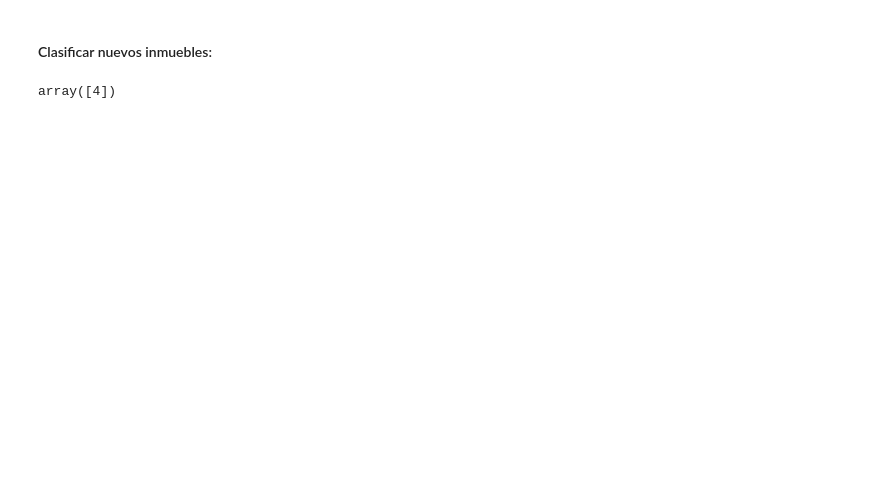
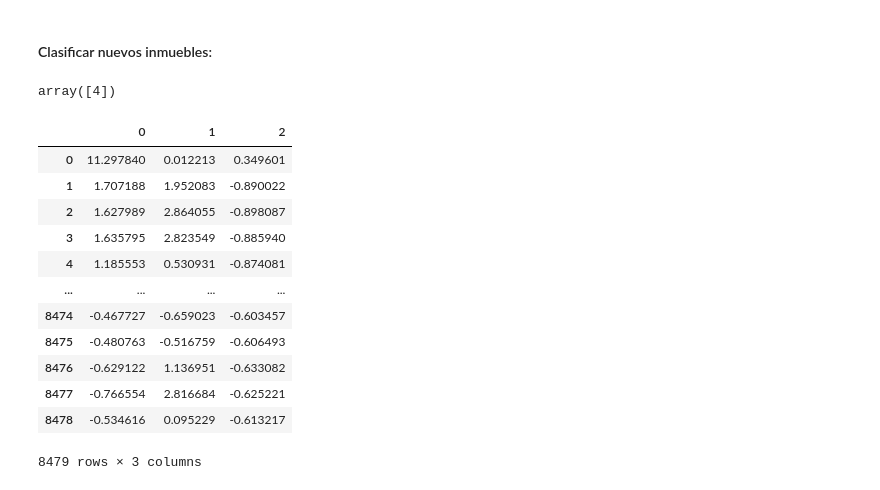
Before and after one commit to barrios420/PCA_K-MEANS, a Jupyter notebook: K-Means.ipynb, the cells around one changed output. Drawn from its saved outputs; the diff is of its cells as text; code cells hidden in the pictures; blank space fills up the shorter version.

```diff
--- a/K-Means.ipynb
+++ b/K-Means.ipynb
@@ -187,0 +208,18 @@ array([4])
+# %%
+acp=pca2.transform(df_mean_norm)
+acp=pd.DataFrame(acp)
+acp
+# %% [output]
+|  | 0 | 1 | 2 |
+| 0 | 11.297840 | 0.012213 | 0.349601 |
+| 1 | 1.707188 | 1.952083 | -0.890022 |
+| 2 | 1.627989 | 2.864055 | -0.898087 |
+| 3 | 1.635795 | 2.823549 | -0.885940 |
+| 4 | 1.185553 | 0.530931 | -0.874081 |
+| ... | ... | ... | ... |
+| 8474 | -0.467727 | -0.659023 | -0.603457 |
+| 8475 | -0.480763 | -0.516759 | -0.606493 |
+| 8476 | -0.629122 | 1.136951 | -0.633082 |
+| 8477 | -0.766554 | 2.816684 | -0.625221 |
+| 8478 | -0.534616 | 0.095229 | -0.613217 |
+8479 rows × 3 columns
```
Also changed, not shown: parts of 12 cells of this notebook, 2 other files.
